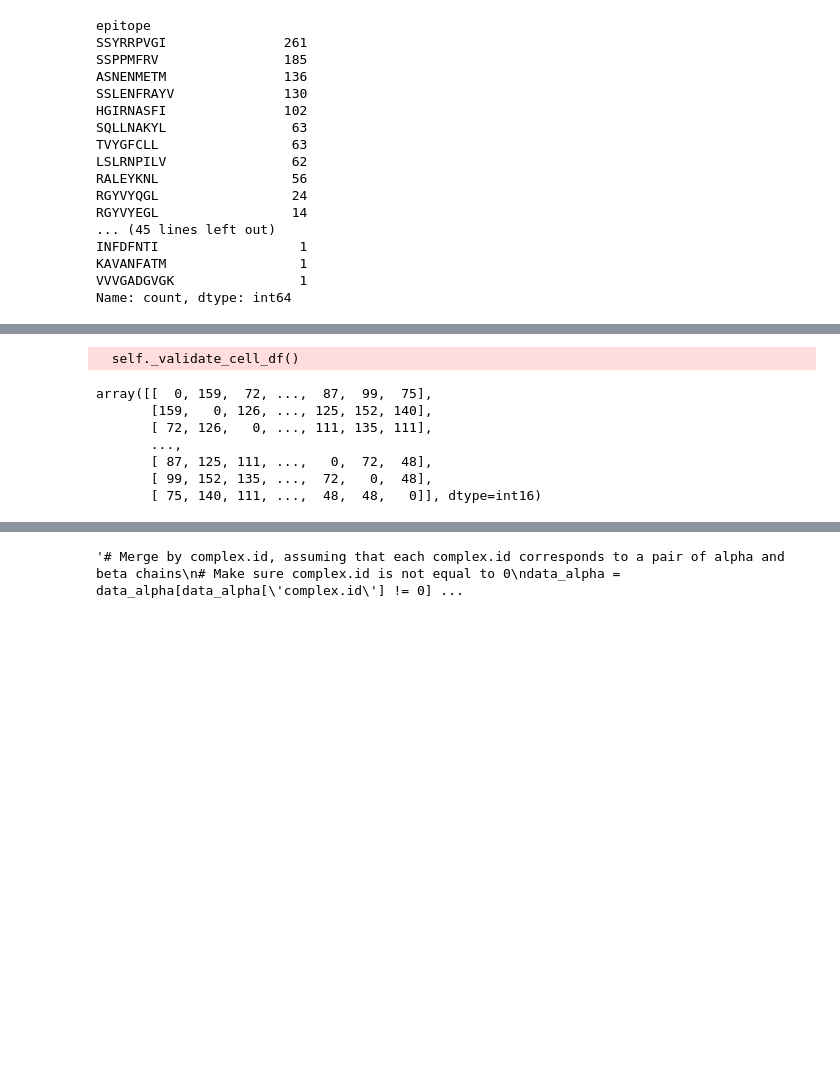
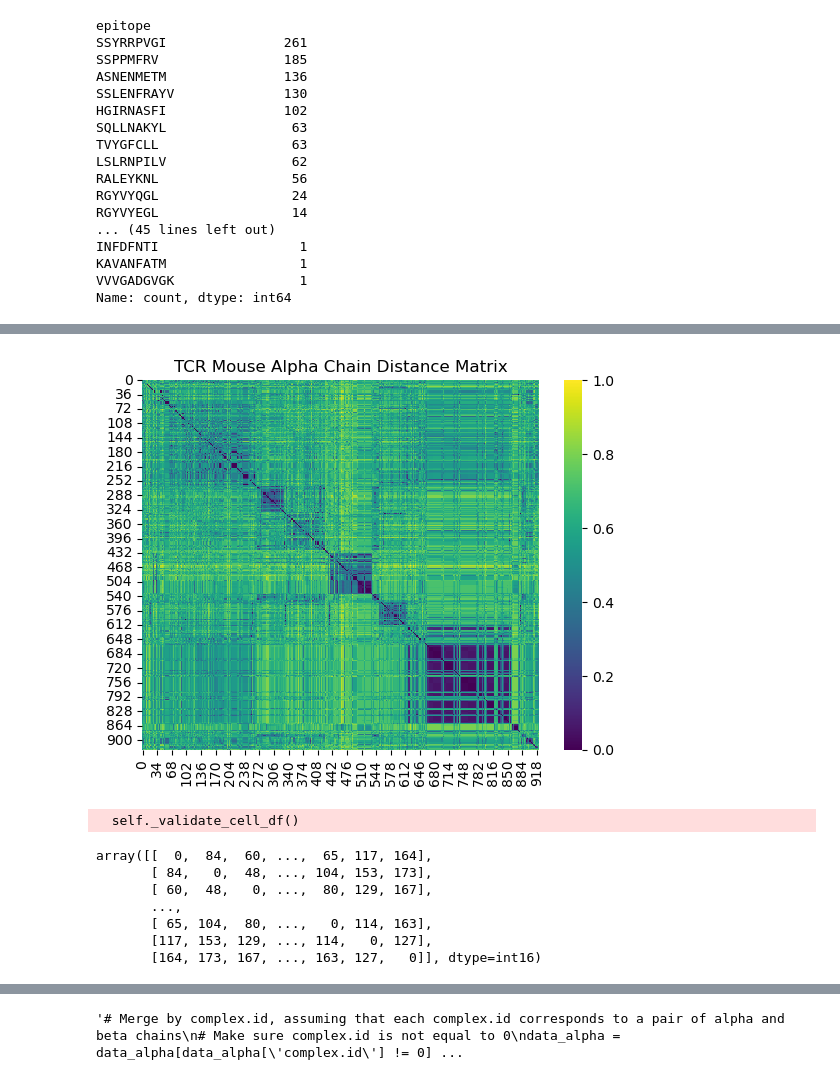
Before and after one commit to UoB-DSMP-2023-24/dsmp-2024-group-14, a Jupyter notebook: mouse.ipynb, the cells around one changed output, grey strips where cells are left out. Drawn from its saved outputs; the diff is of its cells as text; code cells hidden in the pictures; blank space fills up the shorter version.

```diff
--- a/mouse.ipynb
+++ b/mouse.ipynb
@@ -337,8 +319,18 @@ np.save('alpha_distance_mouse_matrix.npy', normalized_alpha_distances_matrix)
+# %%
+import seaborn as sns
+
+matrix = normalized_alpha_distances_matrix
+
+sns.heatmap(matrix, cmap='viridis')
+plt.title("TCR Mouse Alpha Chain Distance Matrix")
+plt.show()
+# %% [output]
+[figure, added]
 # %%
 #beta chain
 from tcrdist.repertoire import TCRrep
 import numpy as np
-data_beta = pd.read_csv("mouse_beta.csv")
+#data_beta = pd.read_csv("mouse_beta.csv")
 tr_beta = TCRrep(cell_df=data_beta,
                  organism='mouse',
                  chains=['beta'],
@@ -348,13 +340,13 @@ beta_distance_matrix = tr_beta.pw_beta
 beta_distance_matrix
 # %% [output]
   self._validate_cell_df()
-array([[  0, 159,  72, ...,  87,  99,  75],
-       [159,   0, 126, ..., 125, 152, 140],
-       [ 72, 126,   0, ..., 111, 135, 111],
+array([[  0,  84,  60, ...,  65, 117, 164],
+       [ 84,   0,  48, ..., 104, 153, 173],
+       [ 60,  48,   0, ...,  80, 129, 167],
        ...,
-       [ 87, 125, 111, ...,   0,  72,  48],
-       [ 99, 152, 135, ...,  72,   0,  48],
-       [ 75, 140, 111, ...,  48,  48,   0]], dtype=int16)
+       [ 65, 104,  80, ...,   0, 114, 163],
+       [117, 153, 129, ..., 114,   0, 127],
+       [164, 173, 167, ..., 163, 127,   0]], dtype=int16)
 # %%
 normalized_beta_distances_matrix= min_max_normalize(beta_distance_matrix)
 print(normalized_beta_distances_matrix)
```
Also changed, not shown: parts of 8 cells of this notebook.
